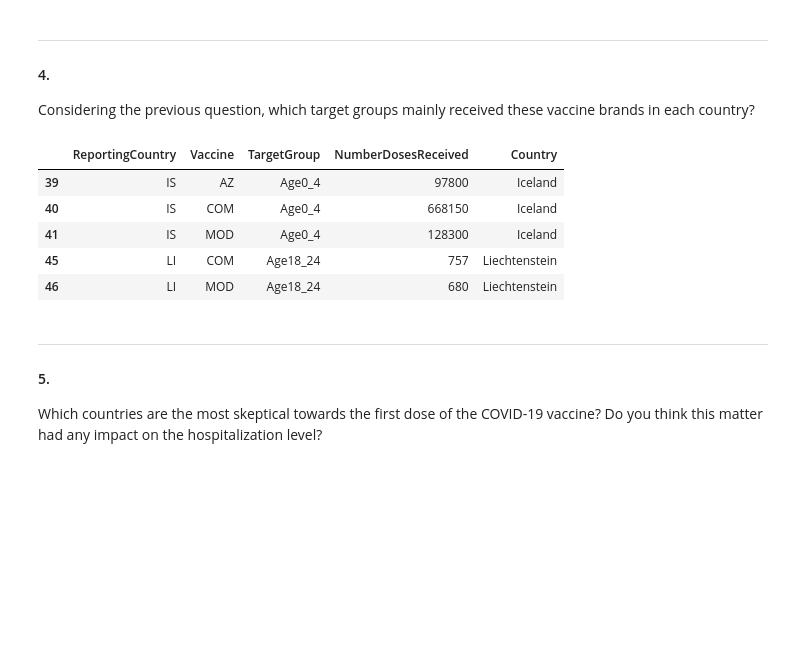
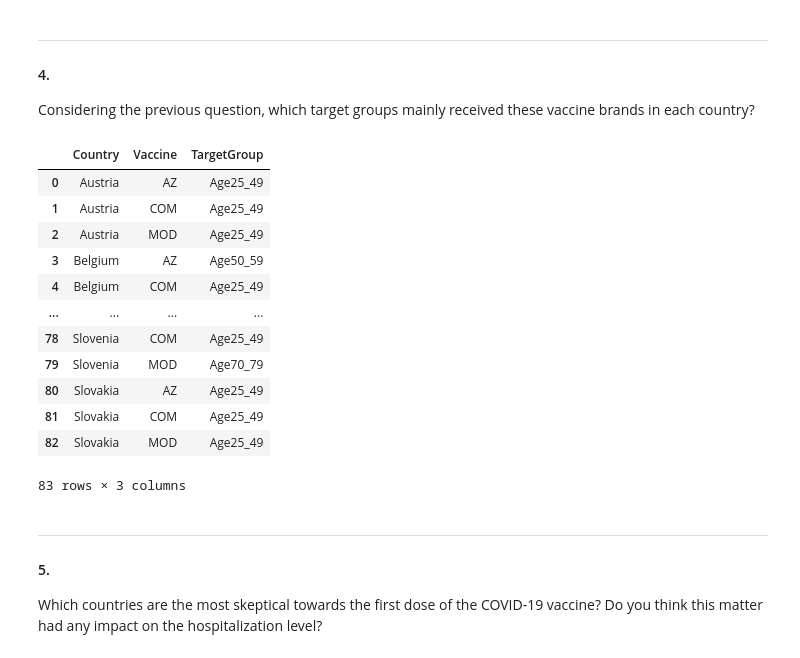
Before and after one commit to Globose/dv1597, a Jupyter notebook: a2/book.ipynb, the cells around one changed output. Saved outputs shown, nothing was run; the diff lists cells and outputs as text; code cells hidden in the pictures; blank space fills up the shorter version.

Commit message:
fixed 4, new question, thinking about munging df_3

```diff
--- a/a2/book.ipynb
+++ b/a2/book.ipynb
@@ -281,44 +319,56 @@ display(grouped_top_3)
 #### 4.
 Considering the previous question, which target groups mainly received these vaccine brands in each country?
 # %%
-# Dålig fråga??
-# Create dataframe with summed up NumberDosesReceived for each vaccine
+# Copy of dataframe
 df_vaccines = df_vaccination.copy()
 
-# Test, data
-dfv = df_vaccines.loc[df_vaccines['NumberDosesReceived'] != 0]
-dfv.to_csv("save.csv",index=False)
+# Test, data                                                             <---
+# dfv = df_vaccines.loc[df_vaccines['NumberDosesReceived'] != 0]         <---   tobias struntkod
+# dfv.to_csv("save.csv",index=False)                                     <---
 
+# Add together the different doses because 'NumberOfDoses' didn't work correctly with each target group
+df_vaccines['Additional'] = df_vaccines['DoseAdditional1'] + df_vaccines['DoseAdditional2'] + df_vaccines['DoseAdditional3'] + df_vaccines['DoseAdditional4'] + df_vaccines['DoseAdditional5']
+df_vaccines['Doses'] = df_vaccines['FirstDose'] + df_vaccines['SecondDose'] + df_vaccines['Additional']
 
+# Remove unwanted targetgroups and sum up doses
 df_vaccines = df_vaccines[~df_vaccines['TargetGroup'].isin(['ALL','1_Age60+'])]
-df_vaccines = df_vaccines.groupby(['ReportingCountry', 'Vaccine', 'TargetGroup'])['NumberDosesReceived'].sum().reset_index()
+df_vaccines = df_vaccines.groupby(['ReportingCountry', 'Vaccine', 'TargetGroup'])['Doses'].sum().reset_index()
 
+# Filter out top 3 vaccines we got from the last question
 top_3 = ['COM', 'MOD', 'AZ']
 df_filtered = df_vaccines[df_vaccines['Vaccine'].isin(top_3)]
 grouped = df_filtered.groupby(['ReportingCountry', 'Vaccine'])
 
 # Define a function to get the largest target group for each vaccine in each country
 def get_largest_target_group(group):
     # Get the row with the maximum 'NumberDosesReceived'
-    largest_row = group.loc[group['NumberDosesReceived'].idxmax()]
+    largest_row = group.loc[group['Doses'].idxmax()]
     return largest_row
 
 # Apply the function to each group and create a new DataFrame
 largest_target_group_df = grouped.apply(get_largest_target_group)
 
 # Reset the index to include 'ReportingCountry' and 'Vaccine' as columns
 largest_target_group_df = largest_target_group_df.reset_index(drop=True)
-largest_target_group_df = largest_target_group_df[largest_target_group_df['NumberDosesReceived'] != 0]
+largest_target_group_df = largest_target_group_df[largest_target_group_df['Doses'] != 0]
 largest_target_group_df['Country'] = largest_target_group_df['ReportingCountry'].map(name_dict)
+# largest_target_group_df.drop('ReportingCountry')
 
-largest_target_group_df
+display(largest_target_group_df.iloc[:, [4, 1, 2]])
 # %% [output]
-|  | ReportingCountry | Vaccine | TargetGroup | NumberDosesReceived | Country |
-| 39 | IS | AZ | Age0_4 | 97800 | Iceland |
-| 40 | IS | COM | Age0_4 | 668150 | Iceland |
-| 41 | IS | MOD | Age0_4 | 128300 | Iceland |
-| 45 | LI | COM | Age18_24 | 757 | Liechtenstein |
-| 46 | LI | MOD | Age18_24 | 680 | Liechtenstein |
+|  | Country | Vaccine | TargetGroup |
+| 0 | Austria | AZ | Age25_49 |
+| 1 | Austria | COM | Age25_49 |
+| 2 | Austria | MOD | Age25_49 |
+| 3 | Belgium | AZ | Age50_59 |
+| 4 | Belgium | COM | Age25_49 |
+| ... | ... | ... | ... |
+| 78 | Slovenia | COM | Age25_49 |
+| 79 | Slovenia | MOD | Age70_79 |
+| 80 | Slovakia | AZ | Age25_49 |
+| 81 | Slovakia | COM | Age25_49 |
+| 82 | Slovakia | MOD | Age25_49 |
+83 rows × 3 columns
 # %% [markdown]
 ***
 #### 5.
```
Also changed, not shown: parts of 3 cells of this notebook.
